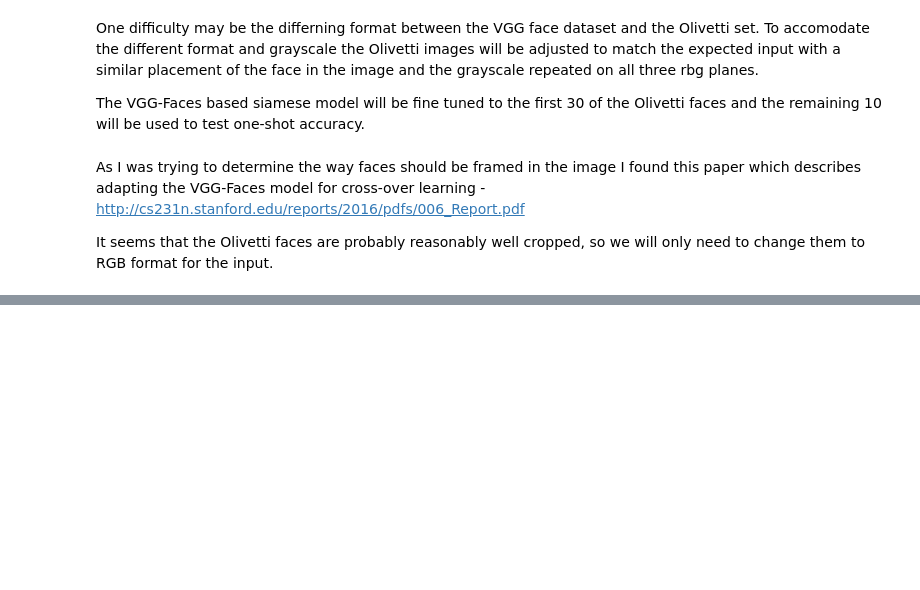
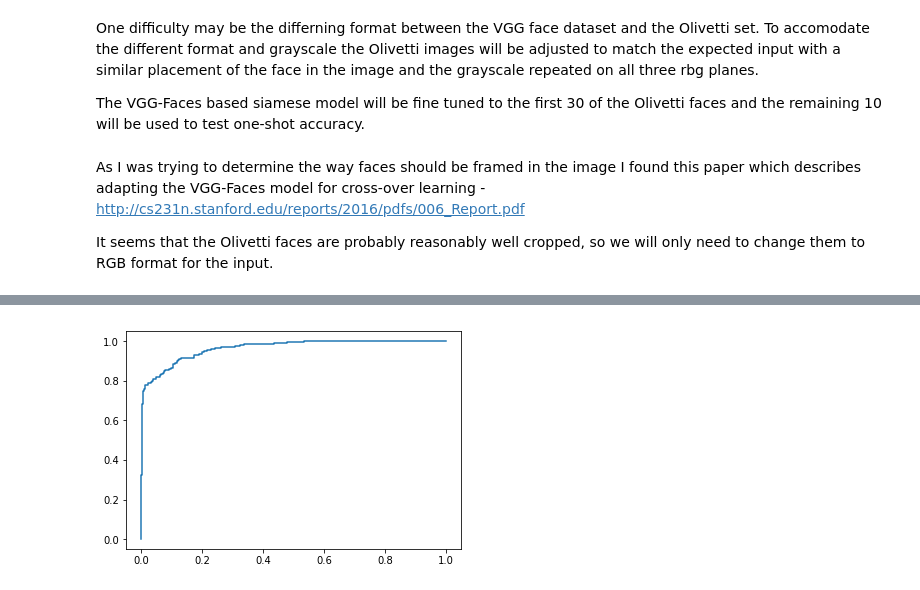
Before and after one commit to dbrehmer/oneshot_images, a Jupyter notebook: One-Shot Image Verification.ipynb, the cells around one changed output, grey strips where cells are left out. Saved outputs shown, nothing was run; the diff lists cells and outputs as text; code cells hidden in the pictures; blank space fills up the shorter version.

```diff
--- a/One-Shot Image Verification.ipynb
+++ b/One-Shot Image Verification.ipynb
@@ -582,0 +262,8 @@ After muching around with VGG-Face trying to get it to work I think I found a be
+# %%
+tester = Siamese_Face_Tester()
+vectors = tester.get_image_vectors()
+tester.discriminator.compile(loss="binary_crossentropy", optimizer=Adam())
+X_train = [[np.array(vectors[int(pair[0])]), np.array(vectors[int(pair[1])])] for pair in tester.train_pairs]
+X_test = [[np.array(vectors[int(pair[0])]), np.array(vectors[int(pair[1])])] for pair in tester.test_pairs]
+# %%
+tester.discriminator.fit(x=X_train, y=tester.train_target, epochs=40, validation_data=(X_test, tester.test_target))
@@ -582,0 +289,9 @@ After muching around with VGG-Face trying to get it to work I think I found a be
+# %%
+y_pred = tester.discriminator.predict(X_test)
+# %%
+fpr, tpr, thresholds = roc_curve(tester.test_target, y_pred)
+# %%
+plt.plot(fpr, tpr)
+plt.show()
+# %% [output]
+[figure, added]
```
Also changed, not shown: parts of 51 cells of this notebook.
